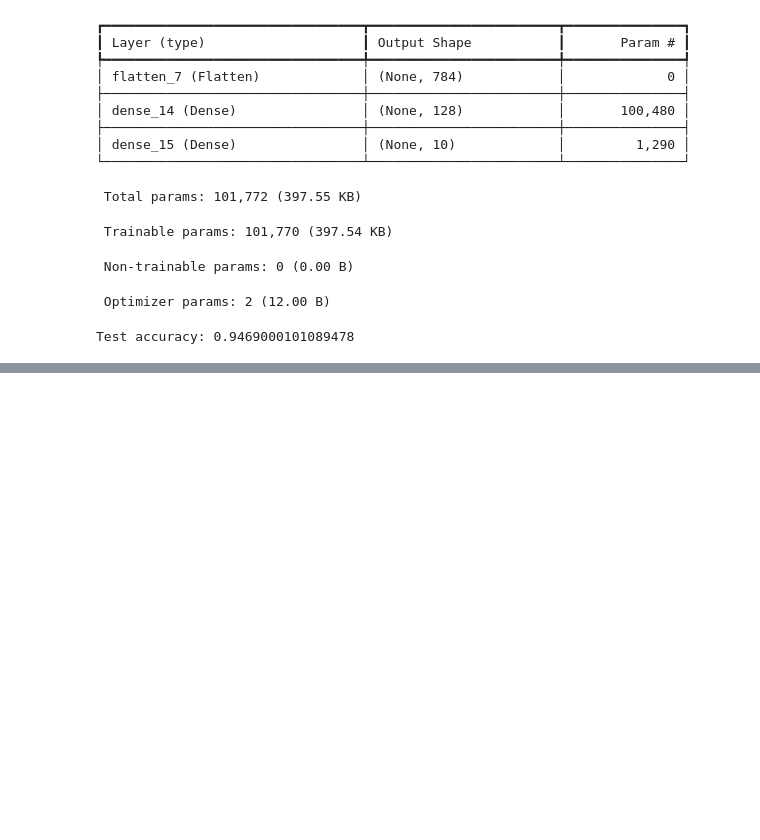
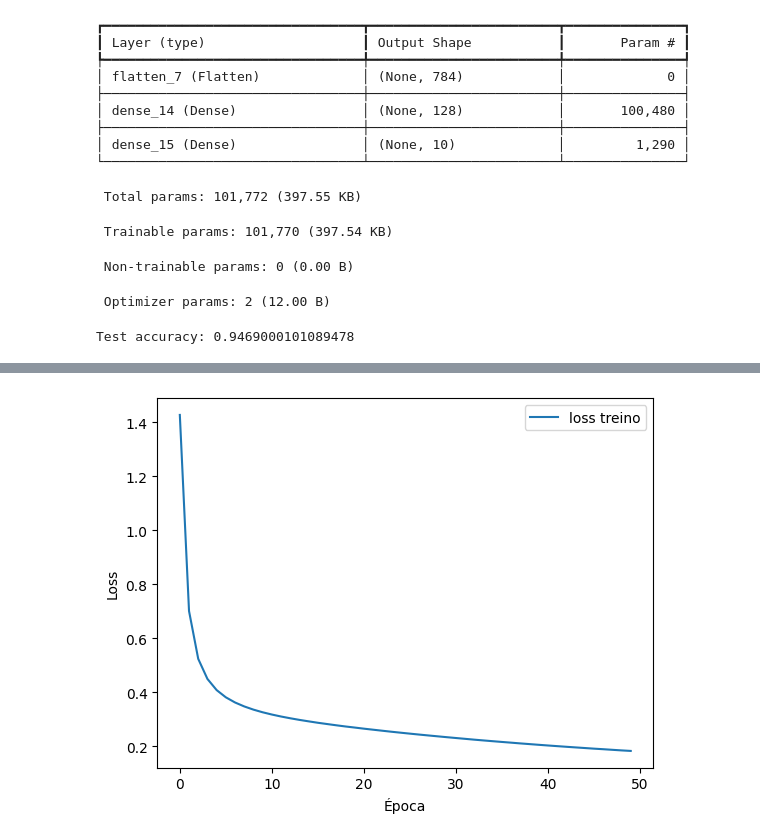
Before and after one commit to Zewtta/PEL219_2025_RedesNeuraisArtificiais, a Jupyter notebook: PEL_MNIST.ipynb, the cells around one changed output, grey strips where cells are left out. Saved outputs shown, nothing was run; the diff lists cells and outputs as text; code cells hidden in the pictures; blank space fills up the shorter version.

```diff
--- a/PEL_MNIST.ipynb
+++ b/PEL_MNIST.ipynb
@@ -536,0 +549,82 @@ Test accuracy: 0.9469000101089478
+# %%
+#load dados do MNIST
+
+from keras.datasets import mnist
+import matplotlib.pyplot as plt
+from keras.models import Sequential
+from keras.layers import Dense
+from keras.layers import Flatten
+from keras.utils import to_categorical
+import numpy as np
+from sklearn.metrics import confusion_matrix, classification_report
+import seaborn as sns
+
+
+(x_train, y_train), (x_test, y_test) = mnist.load_data()
+
+
+# Normaliza os dados (255 bit)
+x_train = x_train / 255.0
+x_test = x_test / 255.0
+
+# aplica one hot code
+y_train = to_categorical(y_train, num_classes=10)
+y_test = to_categorical(y_test, num_classes=10)
+
+
+# Carrega o modelo MLP do Keras. Hiperparâmetros: sigmoide, 1596 inter e 10 saída (saída não vai mudar serão 10 números sempre)
+
+#testar com relu
+#testar com softmax
+
+model = Sequential()
+model.add(Flatten(input_shape=(28,28)))
+model.add(Dense(128, activation='sigmoid'))
+model.add(Dense(10, activation='sigmoid'))
+
+model.compile('sgd','categorical_crossentropy',metrics=['categorical_accuracy'])
+
+# Treinando o modelo com 50 épocas - Resultado atribuído ao history para plotar o gráfico
+history = model.fit(x_train, y_train, epochs=50, batch_size=32)
+
+# Avaliando modelos
+loss, accuracy = model.evaluate(x_test, y_test)
+## Previsões
+y_pred_prob = model.predict(x_test)
+y_pred = np.argmax(y_pred_prob, axis=1)
+y_true = np.argmax(y_test, axis=1)
+
+
+
+# Resultados
+model.summary()
+print(f'Test accuracy: {accuracy}')
+
+# Gráfico de erro ao longo das épocas
+plt.plot(history.history['loss'], label='loss treino')
+plt.legend()
+plt.xlabel('Época')
+plt.ylabel('Loss')
+plt.show()
+
+# Matriz de confusão
+cm = confusion_matrix(y_true, y_pred)
+
+# Exibir no console (opcional)
+print("Matriz de Confusão:\n", cm)
+print("\nRelatório de Classificação:\n", classification_report(y_true, y_pred))
+
+# Plotar Heatmap
+plt.figure(figsize=(8,6))
+sns.heatmap(cm, annot=True, fmt='d', cmap='Blues',
+            xticklabels=range(10),
+            yticklabels=range(10))
+plt.title("Matriz de Confusão - MNIST")
+plt.xlabel("Predito")
+plt.ylabel("Real")
+plt.show()
+
+
+# Anotação do resultado: Test accuracy: 0.94
+# Aumentar as épocas em 10x melhorou 4% do resultado (Comparando com 5 épocas)
+# %% [output]
@@ -536,0 +663 @@ Test accuracy: 0.9469000101089478
+[figure, added]
```
Also changed, not shown: parts of 15 cells of this notebook.
